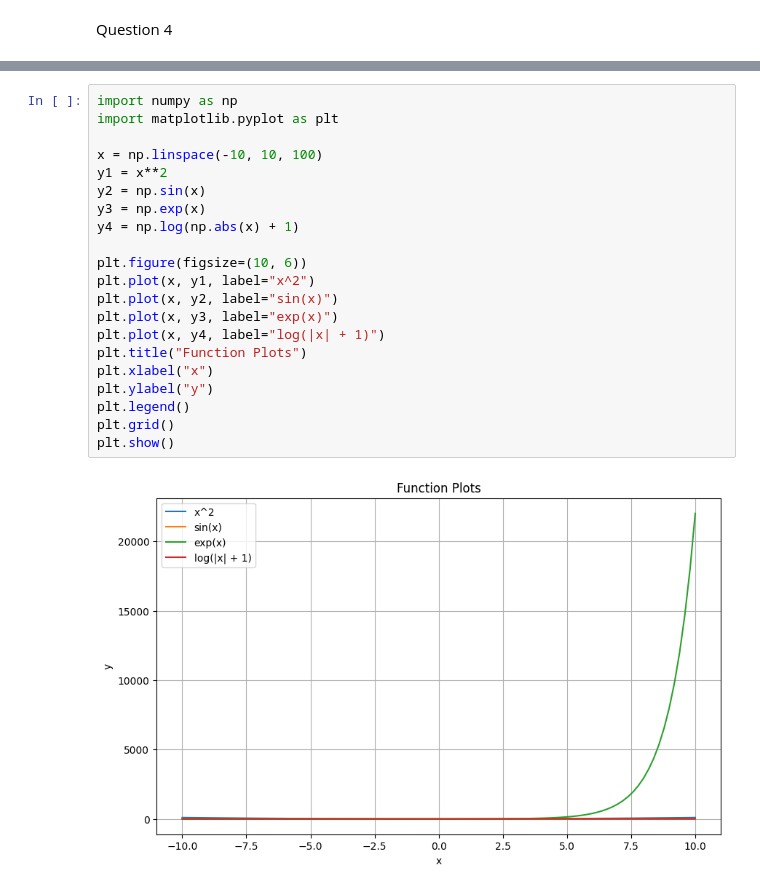
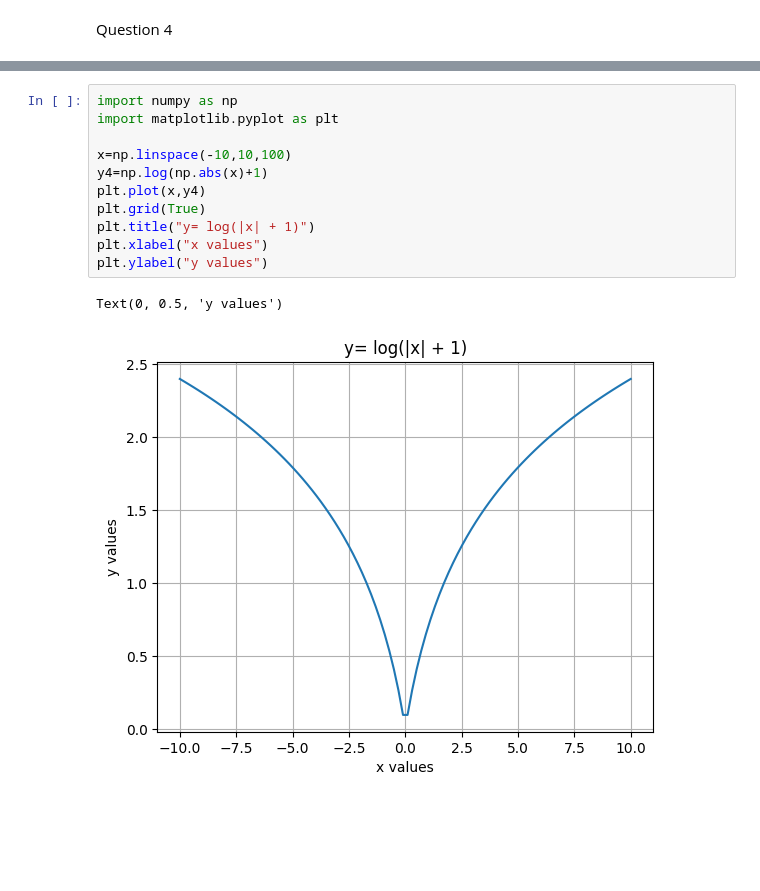
Before and after one commit to prathamhanda/CCAssignment, a Jupyter notebook: Assignment_5.ipynb, the cells around one changed output, grey strips where cells are left out. Saved outputs shown, nothing was run; the diff lists cells and outputs as text; blank space fills up the shorter version.

```diff
--- a/Assignment_5.ipynb
+++ b/Assignment_5.ipynb
@@ -74,23 +116,14 @@ Question 4
 # %%
 import numpy as np
 import matplotlib.pyplot as plt
 
-x = np.linspace(-10, 10, 100)
-y1 = x**2
-y2 = np.sin(x)
-y3 = np.exp(x)
-y4 = np.log(np.abs(x) + 1)
-
-plt.figure(figsize=(10, 6))
-plt.plot(x, y1, label="x^2")
-plt.plot(x, y2, label="sin(x)")
-plt.plot(x, y3, label="exp(x)")
-plt.plot(x, y4, label="log(|x| + 1)")
-plt.title("Function Plots")
-plt.xlabel("x")
-plt.ylabel("y")
-plt.legend()
-plt.grid()
-plt.show()
+x=np.linspace(-10,10,100)
+y4=np.log(np.abs(x)+1)
+plt.plot(x,y4)
+plt.grid(True)
+plt.title("y= log(|x| + 1)")
+plt.xlabel("x values")
+plt.ylabel("y values")
 # %% [output]
+Text(0, 0.5, 'y values')
-[figure, old version]
+[figure, new version]
```
Also changed, not shown: parts of 4 cells of this notebook.
